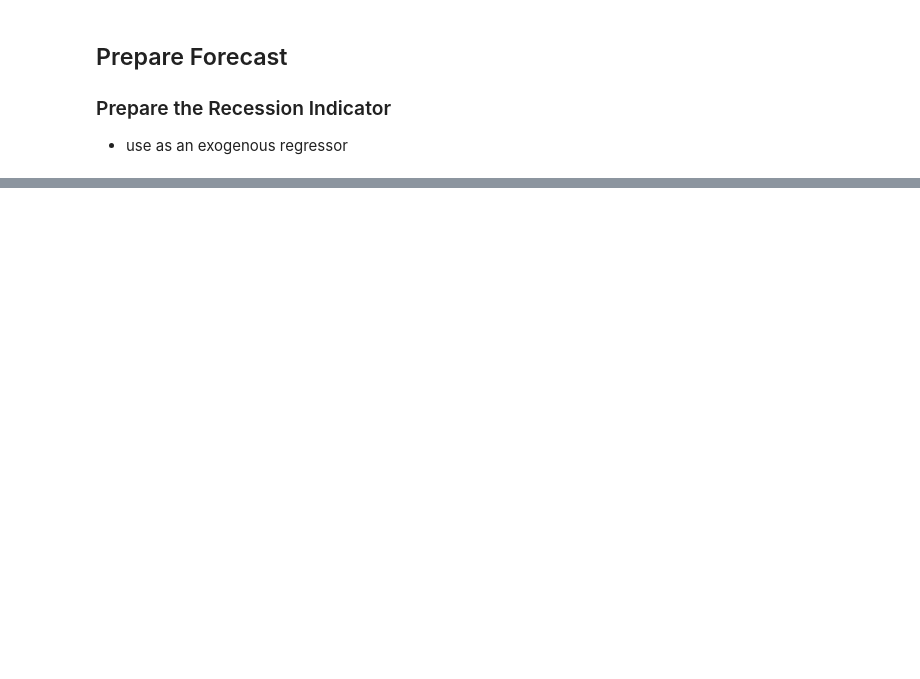
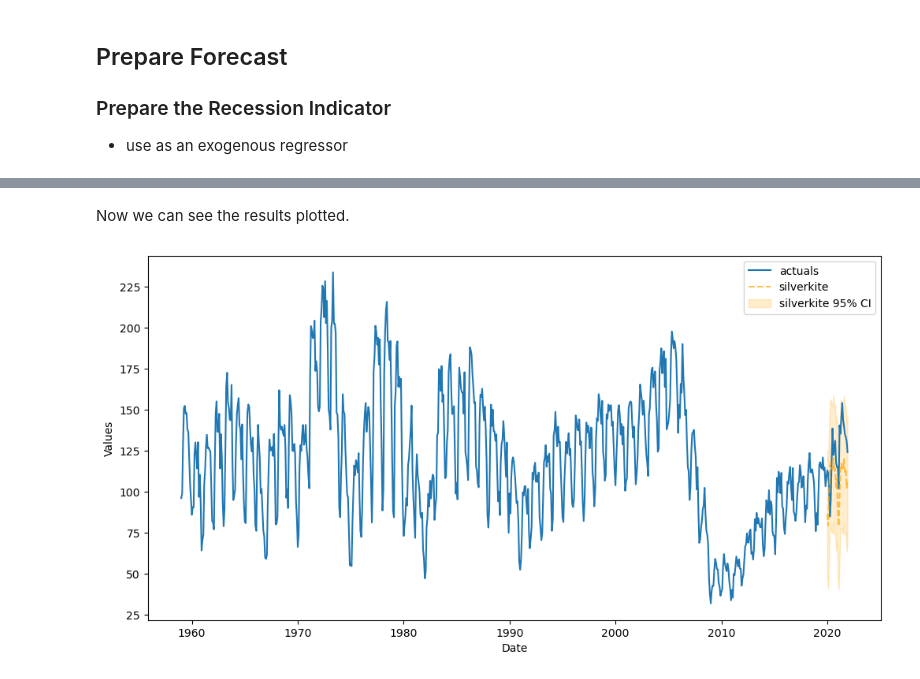
Before and after one commit to mikekeith52/scalecast-examples, a Jupyter notebook: silverkite/silverkite.ipynb, the cells around one changed output, grey strips where cells are left out. Saved outputs shown, nothing was run; the diff lists cells and outputs as text; code cells hidden in the pictures; blank space fills up the shorter version.

```diff
--- a/silverkite/silverkite.ipynb
+++ b/silverkite/silverkite.ipynb
@@ -254,0 +130,27 @@ Contributions related to understanding and improving this model are welcome.
+# %%
+silverkite_grid = {
+    'changepoints':[2,None],
+    'Xvars':[None,'all']
+}
+# %%
+def forecaster(f):
+    f.set_estimator('silverkite')
+    f.ingest_grid(silverkite_grid)
+    f.cross_validate(
+        k=3,
+        verbose=True,
+        test_length=24,
+    )
+    f.auto_forecast()
+    matplotlib.use("nbAgg")
+    %matplotlib inline
+# %%
+pipeline = Pipeline(
+    steps = [
+        ('Transform',transformer),
+        ('Forecast',forecaster),
+        ('Revert',reverter),
+    ]
+)
+# %%
+f = pipeline.fit_predict(f)
@@ -254,0 +163,7 @@ Contributions related to understanding and improving this model are welcome.
+# %% [markdown]
+Now we can see the results plotted.
+# %%
+f.plot_test_set(ci=True)
+plt.show()
+# %% [output]
+[figure, added]
```
Also changed, not shown: parts of 48 cells of this notebook.
